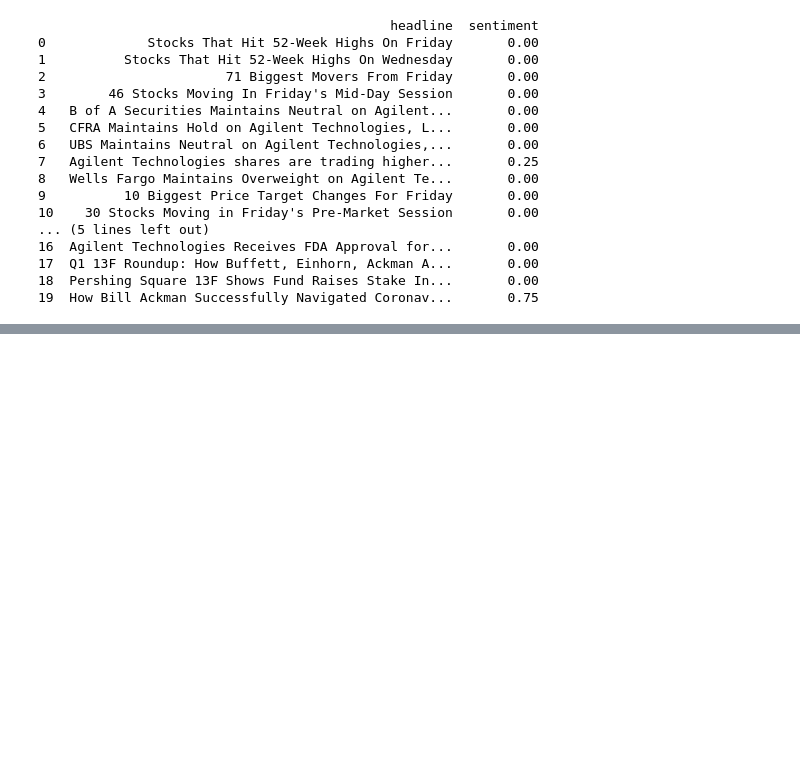
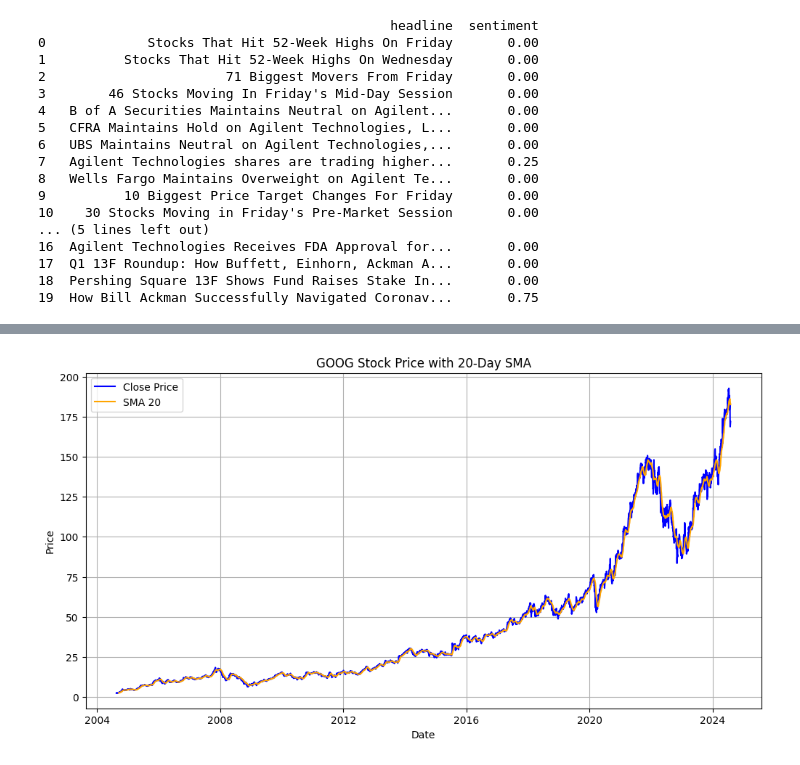
Before and after one commit to Lemlem-Tsifete/Tnx-acadamy-week-1, a Jupyter notebook: notebooks/analysis.ipynb, the cells around one changed output, grey strips where cells are left out. Drawn from its saved outputs; the diff is of its cells as text; code cells hidden in the pictures; blank space fills up the shorter version.

Commit message:
Added daily returns, SMA, RSI, and MACD analysis for GOOG

```diff
--- a/notebooks/analysis.ipynb
+++ b/notebooks/analysis.ipynb
@@ -225,0 +224,7 @@ Name: count, dtype: int64
+# %%
+# Calculate daily percentage returns
+df_stock['Daily_Return'] = df_stock['Close'].pct_change()
+
+# Print summary statistics for daily returns
+print("Summary of Daily Returns:")
+print(df_stock['Daily_Return'].describe())
@@ -225,0 +242,18 @@ Name: count, dtype: int64
+# %%
+# Convert 'Close' column to a NumPy array for TA-Lib functions
+close_prices = df_stock['Close'].to_numpy()
+
+# Calculate Simple Moving Average (SMA) over 20 days
+df_stock['SMA_20'] = talib.SMA(close_prices, timeperiod=20)
+
+# Calculate Relative Strength Index (RSI)
+df_stock['RSI'] = talib.RSI(close_prices, timeperiod=14)
+
+# Calculate Moving Average Convergence Divergence (MACD)
+df_stock['MACD'], df_stock['MACD_signal'], df_stock['MACD_hist'] = talib.MACD(
+    close_prices, fastperiod=12, slowperiod=26, signalperiod=9
+)
+
+# Display the calculated indicators
+print(df_stock[['Date', 'Close', 'SMA_20', 'RSI', 'MACD', 'MACD_signal', 'MACD_hist']].head())
+print(df_stock[['Date', 'Close', 'SMA_20', 'RSI', 'MACD', 'MACD_signal', 'MACD_hist']].tail())
@@ -225,0 +280,12 @@ Name: count, dtype: int64
+# %%
+plt.figure(figsize=(12, 6))
+plt.plot(df_stock['Date'], df_stock['Close'], label='Close Price', color='blue')
+plt.plot(df_stock['Date'], df_stock['SMA_20'], label='SMA 20', color='orange')
+plt.title('GOOG Stock Price with 20-Day SMA')
+plt.xlabel('Date')
+plt.ylabel('Price')
+plt.legend()
+plt.grid()
+plt.show()
+# %% [output]
+[figure, added]
```
Also changed, not shown: parts of 10 cells of this notebook.
